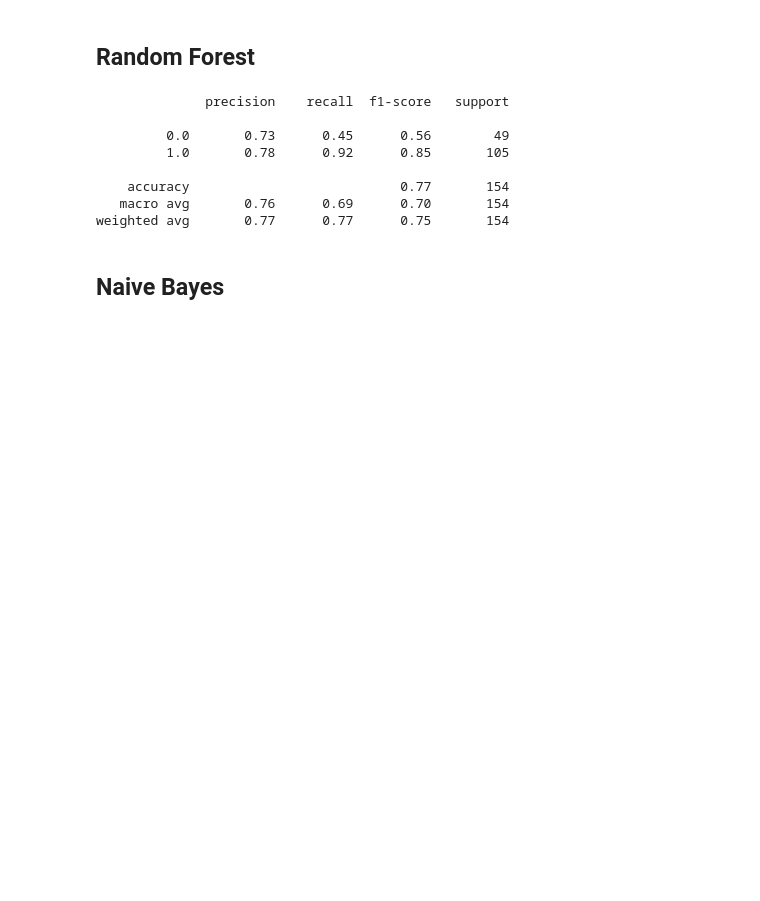
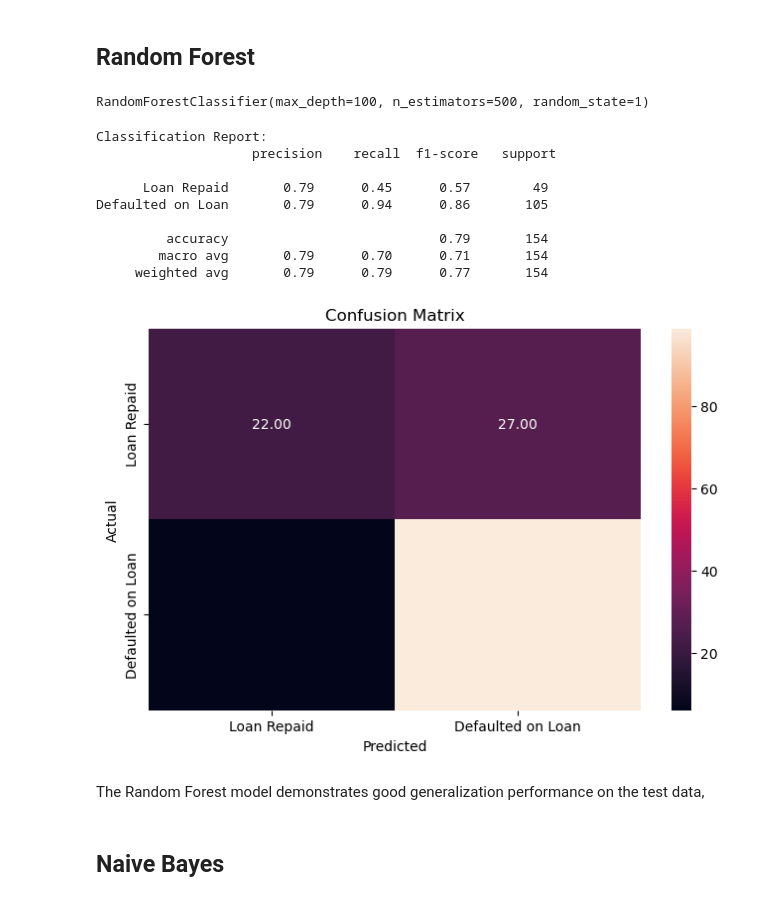
Before and after one commit to AnvithaChaluvadi/Loan-Decision-Tool_Project2, a Jupyter notebook: test-loan defaulter.ipynb, the cells around one changed output. Cells and saved outputs as stored; diff of their text form; code cells hidden in the pictures; blank space fills up the shorter version.

```diff
--- a/test-loan defaulter.ipynb
+++ b/test-loan defaulter.ipynb
@@ -494,20 +598,31 @@ weighted avg       0.80      0.79      0.76       154
 # %% [markdown]
 ## Random Forest
-# %%
-from sklearn.ensemble import RandomForestClassifier
-RF_model = RandomForestClassifier(max_depth = 100,n_estimators = 500).fit(X_train,y_train)
-RF_pred = RF_model.predict(X_test)
-from sklearn.metrics import classification_report
-print(classification_report(y_test, RF_pred))
-# %% [output]
-              precision    recall  f1-score   support
-
-         0.0       0.73      0.45      0.56        49
-         1.0       0.78      0.92      0.85       105
-
-    accuracy                           0.77       154
-   macro avg       0.76      0.69      0.70       154
-weighted avg       0.77      0.77      0.75       154
+# %%
+# Fitting the random forest tree classifier on the training data
+from sklearn.ensemble import RandomForestClassifier
+rf_model = RandomForestClassifier(max_depth = 100,n_estimators = 500, random_state = 1)
+
+rf_model.fit(X_train, y_train)
+# %% [output]
+RandomForestClassifier(max_depth=100, n_estimators=500, random_state=1)
+# %%
+# Checking performance on the testing data
+y_pred_test_rf = rf_model.predict(X_test)
+
+classification_metrics(y_test, y_pred_test_rf)
+# %% [output]
+Classification Report:
+                    precision    recall  f1-score   support
+
+      Loan Repaid       0.79      0.45      0.57        49
+Defaulted on Loan       0.79      0.94      0.86       105
+
+         accuracy                           0.79       154
+        macro avg       0.79      0.70      0.71       154
+     weighted avg       0.79      0.79      0.77       154
+[figure, added]
+# %% [markdown]
+The Random Forest model demonstrates good generalization performance on the test data,
 # %% [markdown]
 ## Naive Bayes
 # %%
```
Also changed, not shown: parts of 26 cells of this notebook, 1 other file.
